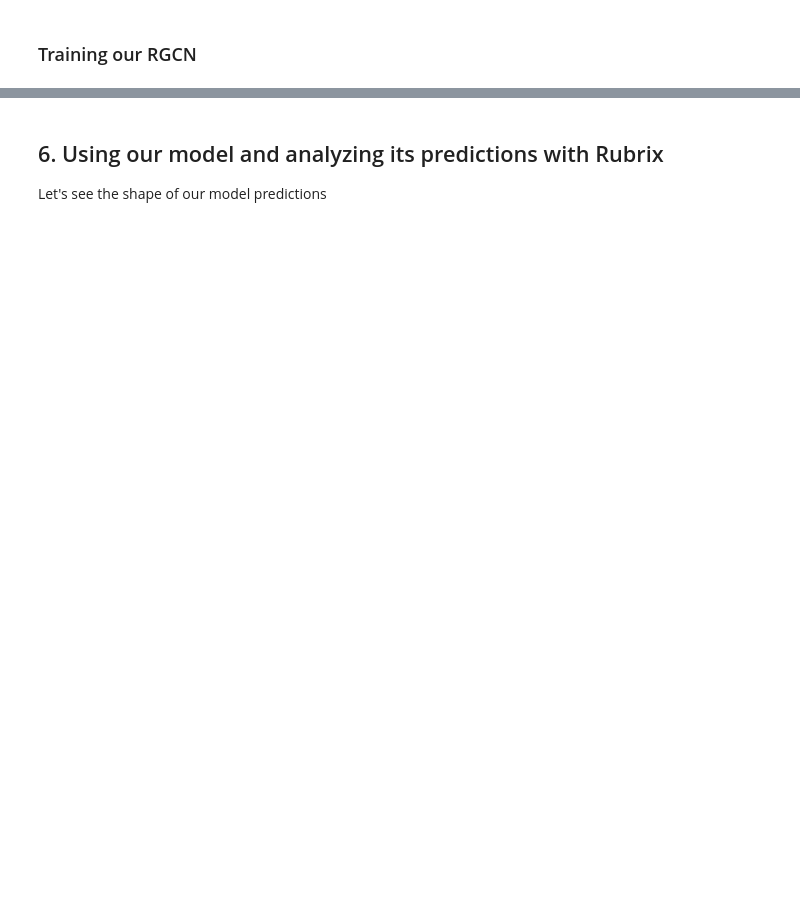
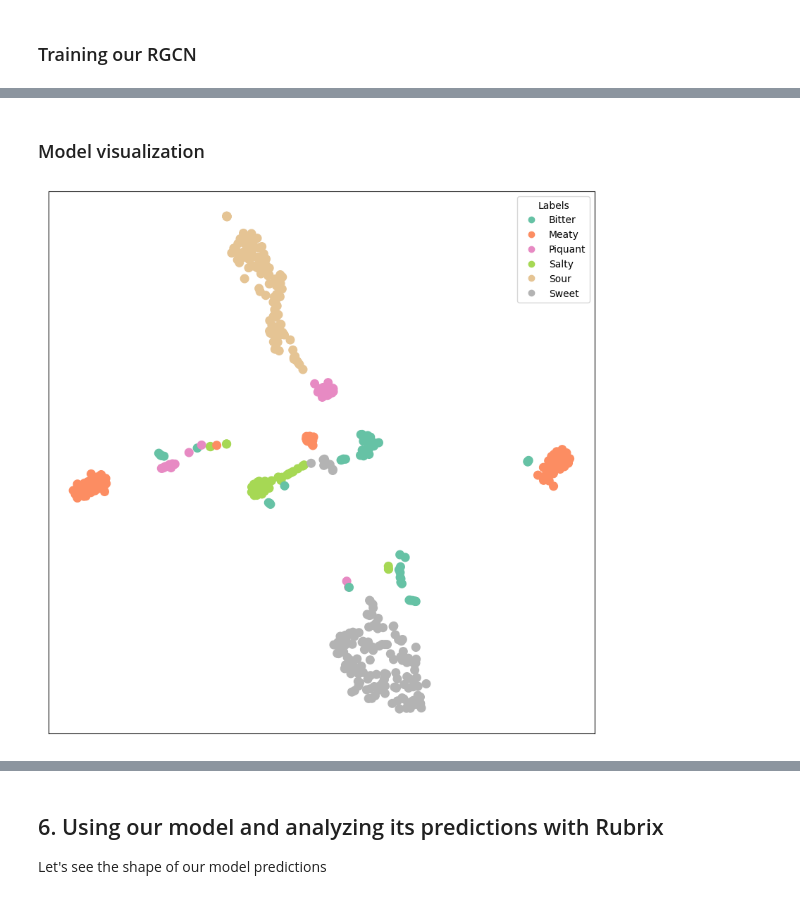
Before and after one commit to python547/rubrix-python251, a Jupyter notebook: docs/tutorials/03-kglab_pytorch_geometric.ipynb, the cells around one changed output, grey strips where cells are left out. Drawn from its saved outputs; the diff is of its cells as text; code cells hidden in the pictures; blank space fills up the shorter version.

```diff
--- a/docs/tutorials/03-kglab_pytorch_geometric.ipynb
+++ b/docs/tutorials/03-kglab_pytorch_geometric.ipynb
@@ -471,0 +625,8 @@ for epoch in range(1, 50):
+# %% [markdown]
+### Model visualization
+# %%
+pred = model(edge_index, edge_type)
+# %%
+visualize(pred[train_idx], color=to_categorical(train_y), labels=LABELS)
+# %% [output]
+[figure, added]
```
Also changed, not shown: parts of 45 cells of this notebook, 4 other files.
